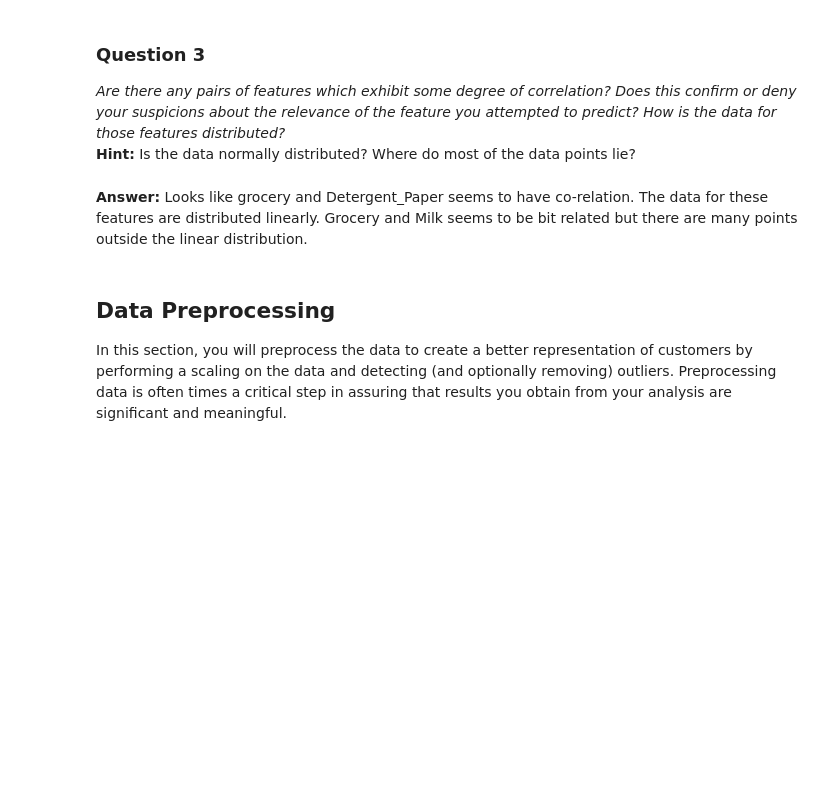
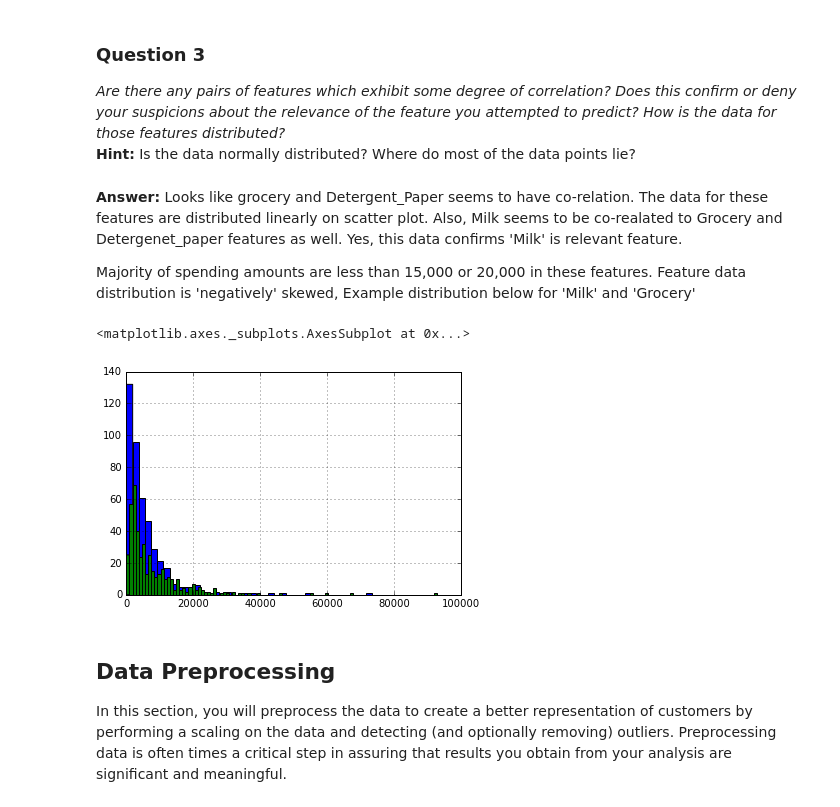
Before and after one commit to Suyyala/machine-learning, a Jupyter notebook: projects/creating_customer_segments/customer_segments.ipynb, the cells around one changed output. Drawn from its saved outputs; the diff is of its cells as text; code cells hidden in the pictures; blank space fills up the shorter version.

```diff
--- a/projects/creating_customer_segments/customer_segments.ipynb
+++ b/projects/creating_customer_segments/customer_segments.ipynb
@@ -141,7 +145,20 @@ pd.scatter_matrix(data, alpha = 0.3, figsize = (14,8), diagonal = 'kde');
 **Hint:** Is the data normally distributed? Where do most of the data points lie?
 # %% [markdown]
 **Answer:**
-Looks like grocery and Detergent_Paper seems to have co-relation. The data for these features are distributed linearly. Grocery and Milk seems to be bit related but there are many points outside the linear distribution.
+Looks like grocery and Detergent_Paper seems to have co-relation. The data for these features are distributed linearly on scatter plot. Also, Milk seems to be co-realated to Grocery and Detergenet_paper features as well.
+Yes, this data confirms 'Milk' is relevant feature.
+
+Majority of spending amounts are less than 15,000 or 20,000 in these features. Feature data distribution is 'negatively' skewed, Example distribution below for 'Milk' and 'Grocery'
+# %%
+import matplotlib.pyplot as plt
+
+%matplotlib inline
+
+data['Milk'].hist(bins=40)
+data['Grocery'].hist(bins=100)
+# %% [output]
+<matplotlib.axes._subplots.AxesSubplot at 0x...>
+[figure, added]
 # %% [markdown]
 ## Data Preprocessing
 In this section, you will preprocess the data to create a better representation of customers by performing a scaling on the data and detecting (and optionally removing) outliers. Preprocessing data is often times a critical step in assuring that results you obtain from your analysis are significant and meaningful.
```
Also changed, not shown: parts of 9 cells of this notebook.
